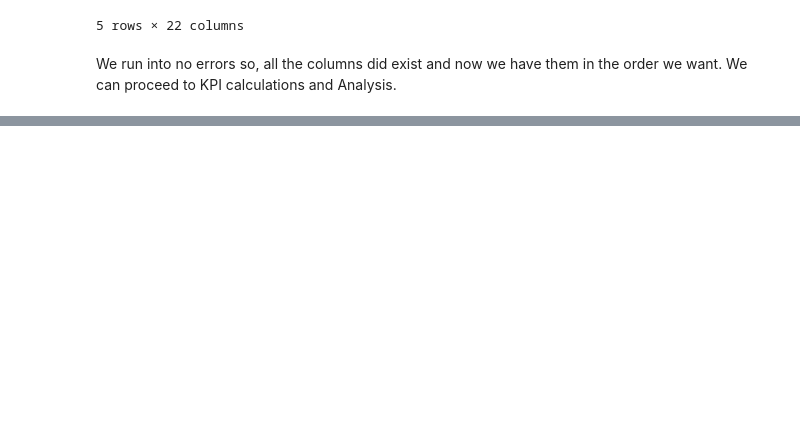
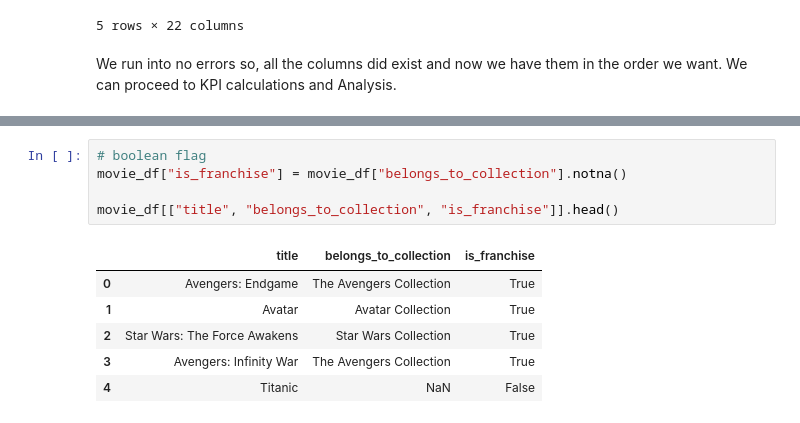
Before and after one commit to ar-le-tte/TMDB-Movie-Analysis, a Jupyter notebook: arlette_tmb_movies_analysis.ipynb, the cells around one changed output, grey strips where cells are left out. Saved outputs shown, nothing was run; the diff lists cells and outputs as text; blank space fills up the shorter version.

```diff
--- a/arlette_tmb_movies_analysis.ipynb
+++ b/arlette_tmb_movies_analysis.ipynb
@@ -422,0 +578,12 @@ We run into no errors so, all the columns did exist and now we have them in the
+# %%
+# boolean flag
+movie_df["is_franchise"] = movie_df["belongs_to_collection"].notna()
+
+movie_df[["title", "belongs_to_collection", "is_franchise"]].head()
+# %% [output]
+|  | title | belongs_to_collection | is_franchise |
+| 0 | Avengers: Endgame | The Avengers Collection | True |
+| 1 | Avatar | Avatar Collection | True |
+| 2 | Star Wars: The Force Awakens | Star Wars Collection | True |
+| 3 | Avengers: Infinity War | The Avengers Collection | True |
+| 4 | Titanic | NaN | False |
```
Also changed, not shown: parts of 32 cells of this notebook.
